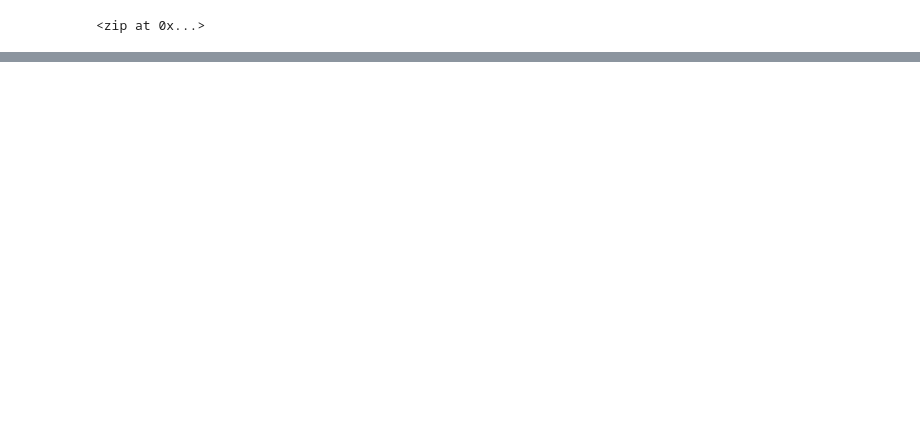
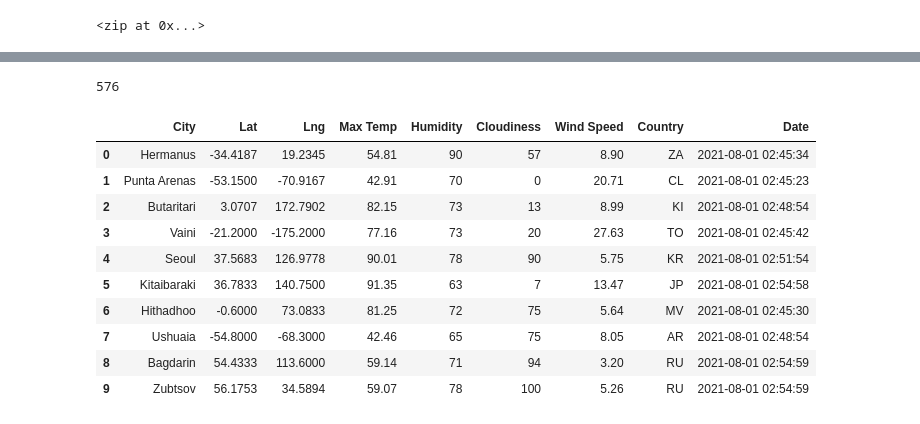
Before and after one commit to dcvath/World_Weather_Analysis, a Jupyter notebook: WeatherPy.ipynb, the cells around one changed output, grey strips where cells are left out. Cells and saved outputs as stored; diff of their text form; code cells hidden in the pictures; blank space fills up the shorter version.

```diff
--- a/WeatherPy.ipynb
+++ b/WeatherPy.ipynb
@@ -38,0 +239,20 @@ len(cities)
+# %%
+len(city_data)
+# %% [output]
+576
+# %%
+# Convert the array of dictionaries to a Pandas DataFrame.
+city_data_df = pd.DataFrame(city_data)
+city_data_df.head(10)
+# %% [output]
+|  | City | Lat | Lng | Max Temp | Humidity | Cloudiness | Wind Speed | Country | Date |
+| 0 | Hermanus | -34.4187 | 19.2345 | 54.81 | 90 | 57 | 8.90 | ZA | 2021-08-01 02:45:34 |
+| 1 | Punta Arenas | -53.1500 | -70.9167 | 42.91 | 70 | 0 | 20.71 | CL | 2021-08-01 02:45:23 |
+| 2 | Butaritari | 3.0707 | 172.7902 | 82.15 | 73 | 13 | 8.99 | KI | 2021-08-01 02:48:54 |
+| 3 | Vaini | -21.2000 | -175.2000 | 77.16 | 73 | 20 | 27.63 | TO | 2021-08-01 02:45:42 |
+| 4 | Seoul | 37.5683 | 126.9778 | 90.01 | 78 | 90 | 5.75 | KR | 2021-08-01 02:51:54 |
+| 5 | Kitaibaraki | 36.7833 | 140.7500 | 91.35 | 63 | 7 | 13.47 | JP | 2021-08-01 02:54:58 |
+| 6 | Hithadhoo | -0.6000 | 73.0833 | 81.25 | 72 | 75 | 5.64 | MV | 2021-08-01 02:45:30 |
+| 7 | Ushuaia | -54.8000 | -68.3000 | 42.46 | 65 | 75 | 8.05 | AR | 2021-08-01 02:48:54 |
+| 8 | Bagdarin | 54.4333 | 113.6000 | 59.14 | 71 | 94 | 3.20 | RU | 2021-08-01 02:54:59 |
+| 9 | Zubtsov | 56.1753 | 34.5894 | 59.07 | 78 | 100 | 5.26 | RU | 2021-08-01 02:54:59 |
```
Also changed, not shown: parts of 9 cells of this notebook, 2 other files.
